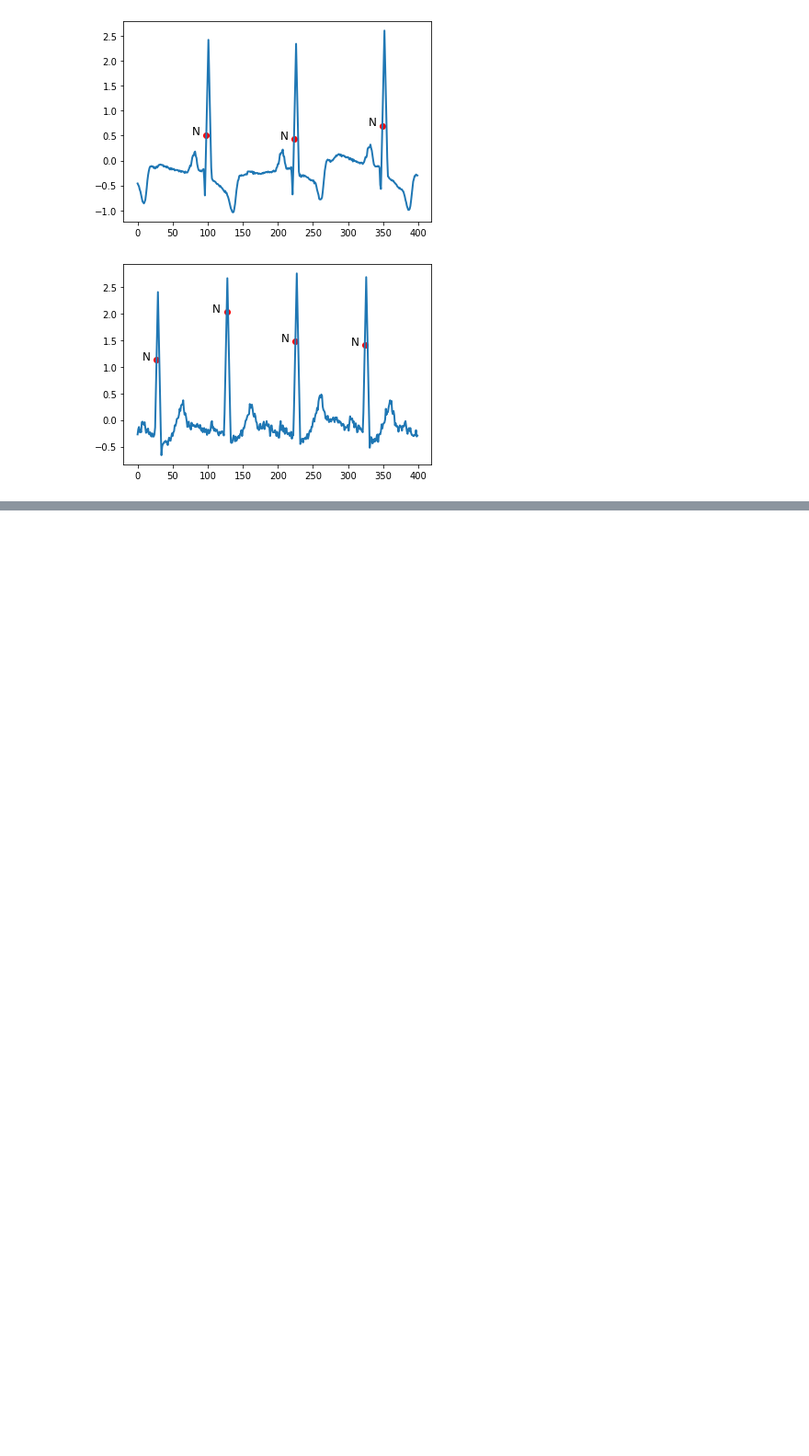
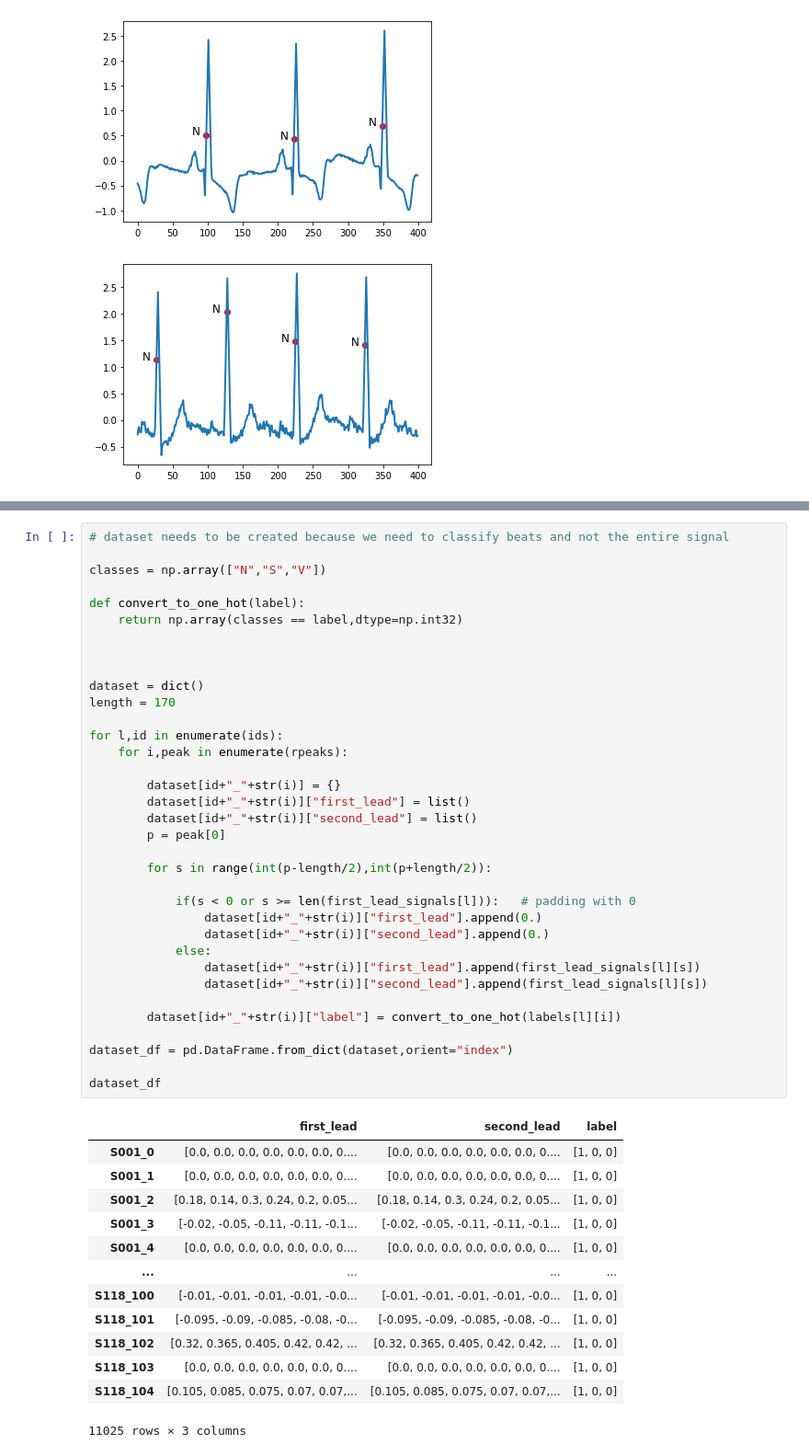
Before and after one commit to simonetome/Heartbeat-NSV-classification, a Jupyter notebook: DataVisualization.ipynb, the cells around one changed output, grey strips where cells are left out. Shown: that part at 92% size. Saved outputs shown, nothing was run; the diff lists cells and outputs as text; blank space fills up the shorter version.

```diff
--- a/DataVisualization.ipynb
+++ b/DataVisualization.ipynb
@@ -144,0 +236,49 @@ create_patch(4,7) # patch for the 4th signal, 7th peak (has to be cut properly)
+# %%
+# dataset needs to be created because we need to classify beats and not the entire signal
+
+classes = np.array(["N","S","V"])
+
+def convert_to_one_hot(label):
+    return np.array(classes == label,dtype=np.int32)
+
+
+
+dataset = dict()
+length = 170
+
+for l,id in enumerate(ids):
+    for i,peak in enumerate(rpeaks):
+
+        dataset[id+"_"+str(i)] = {}
+        dataset[id+"_"+str(i)]["first_lead"] = list()
+        dataset[id+"_"+str(i)]["second_lead"] = list()
+        p = peak[0]
+
+        for s in range(int(p-length/2),int(p+length/2)):
+
+            if(s < 0 or s >= len(first_lead_signals[l])):   # padding with 0
+                dataset[id+"_"+str(i)]["first_lead"].append(0.)
+                dataset[id+"_"+str(i)]["second_lead"].append(0.)
+            else:
+                dataset[id+"_"+str(i)]["first_lead"].append(first_lead_signals[l][s])
+                dataset[id+"_"+str(i)]["second_lead"].append(first_lead_signals[l][s])
+
+        dataset[id+"_"+str(i)]["label"] = convert_to_one_hot(labels[l][i])
+
+dataset_df = pd.DataFrame.from_dict(dataset,orient="index")
+
+dataset_df
+# %% [output]
+|  | first_lead | second_lead | label |
+| S001_0 | [0.0, 0.0, 0.0, 0.0, 0.0, 0.0, 0.... | [0.0, 0.0, 0.0, 0.0, 0.0, 0.0, 0.... | [1, 0, 0] |
+| S001_1 | [0.0, 0.0, 0.0, 0.0, 0.0, 0.0, 0.... | [0.0, 0.0, 0.0, 0.0, 0.0, 0.0, 0.... | [1, 0, 0] |
+| S001_2 | [0.18, 0.14, 0.3, 0.24, 0.2, 0.05... | [0.18, 0.14, 0.3, 0.24, 0.2, 0.05... | [1, 0, 0] |
+| S001_3 | [-0.02, -0.05, -0.11, -0.11, -0.1... | [-0.02, -0.05, -0.11, -0.11, -0.1... | [1, 0, 0] |
+| S001_4 | [0.0, 0.0, 0.0, 0.0, 0.0, 0.0, 0.... | [0.0, 0.0, 0.0, 0.0, 0.0, 0.0, 0.... | [1, 0, 0] |
+| ... | ... | ... | ... |
+| S118_100 | [-0.01, -0.01, -0.01, -0.01, -0.0... | [-0.01, -0.01, -0.01, -0.01, -0.0... | [1, 0, 0] |
+| S118_101 | [-0.095, -0.09, -0.085, -0.08, -0... | [-0.095, -0.09, -0.085, -0.08, -0... | [1, 0, 0] |
+| S118_102 | [0.32, 0.365, 0.405, 0.42, 0.42, ... | [0.32, 0.365, 0.405, 0.42, 0.42, ... | [1, 0, 0] |
+| S118_103 | [0.0, 0.0, 0.0, 0.0, 0.0, 0.0, 0.... | [0.0, 0.0, 0.0, 0.0, 0.0, 0.0, 0.... | [1, 0, 0] |
+| S118_104 | [0.105, 0.085, 0.075, 0.07, 0.07,... | [0.105, 0.085, 0.075, 0.07, 0.07,... | [1, 0, 0] |
+11025 rows × 3 columns
```
Also changed, not shown: parts of 10 cells of this notebook, 2 other files.
